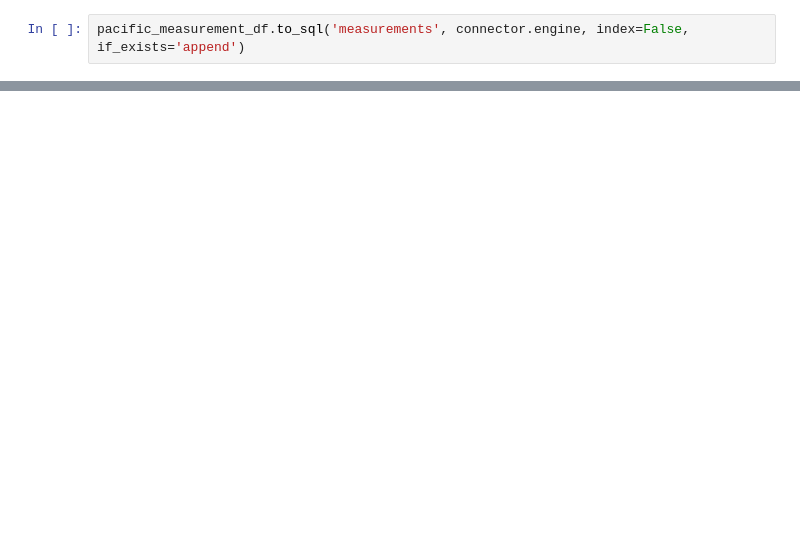
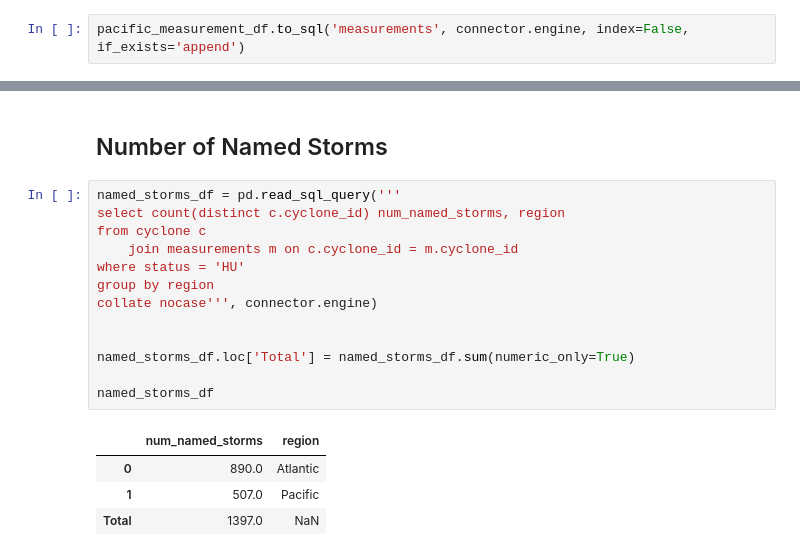
Before and after one commit to miksmith/Hurricanes-Typhoons, a Jupyter notebook: Hurricanes_Typhoons.ipynb, the cells around one changed output, grey strips where cells are left out. Saved outputs shown, nothing was run; the diff lists cells and outputs as text; blank space fills up the shorter version.

```diff
--- a/Hurricanes_Typhoons.ipynb
+++ b/Hurricanes_Typhoons.ipynb
@@ -154,0 +208,20 @@ pacific_measurement_df.to_sql('measurements', connector.engine, index=False, if_
+# %% [markdown]
+## Number of Named Storms
+# %%
+named_storms_df = pd.read_sql_query('''
+select count(distinct c.cyclone_id) num_named_storms, region
+from cyclone c
+    join measurements m on c.cyclone_id = m.cyclone_id
+where status = 'HU'
+group by region
+collate nocase''', connector.engine)
+
+
+named_storms_df.loc['Total'] = named_storms_df.sum(numeric_only=True)
+
+named_storms_df
+# %% [output]
+|  | num_named_storms | region |
+| 0 | 890.0 | Atlantic |
+| 1 | 507.0 | Pacific |
+| Total | 1397.0 | NaN |
```
Also changed, not shown: parts of 20 cells of this notebook.
